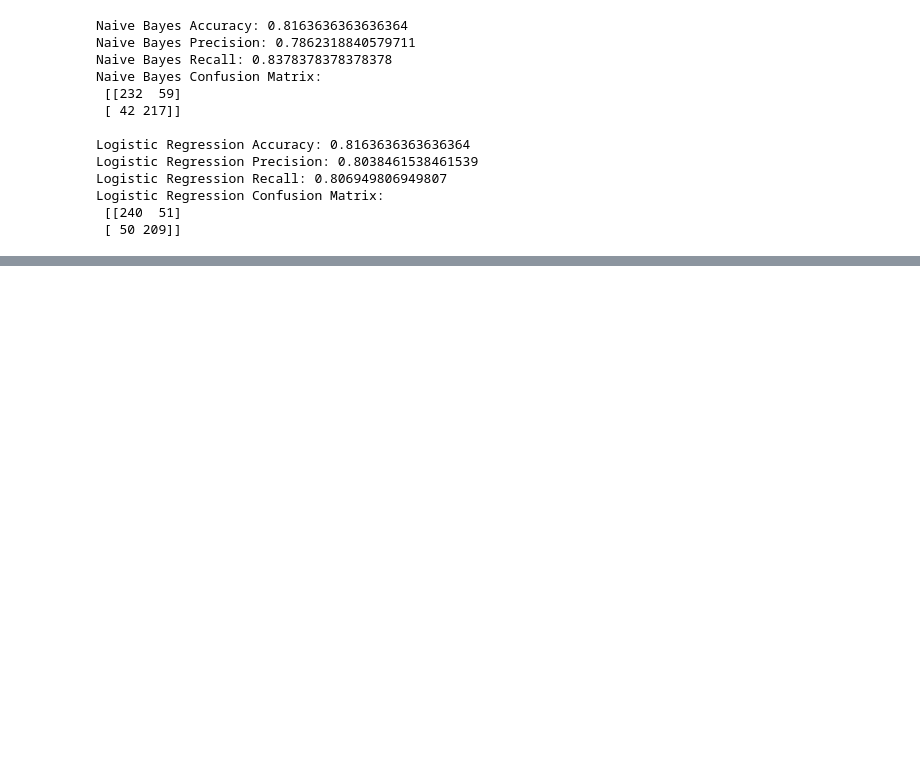
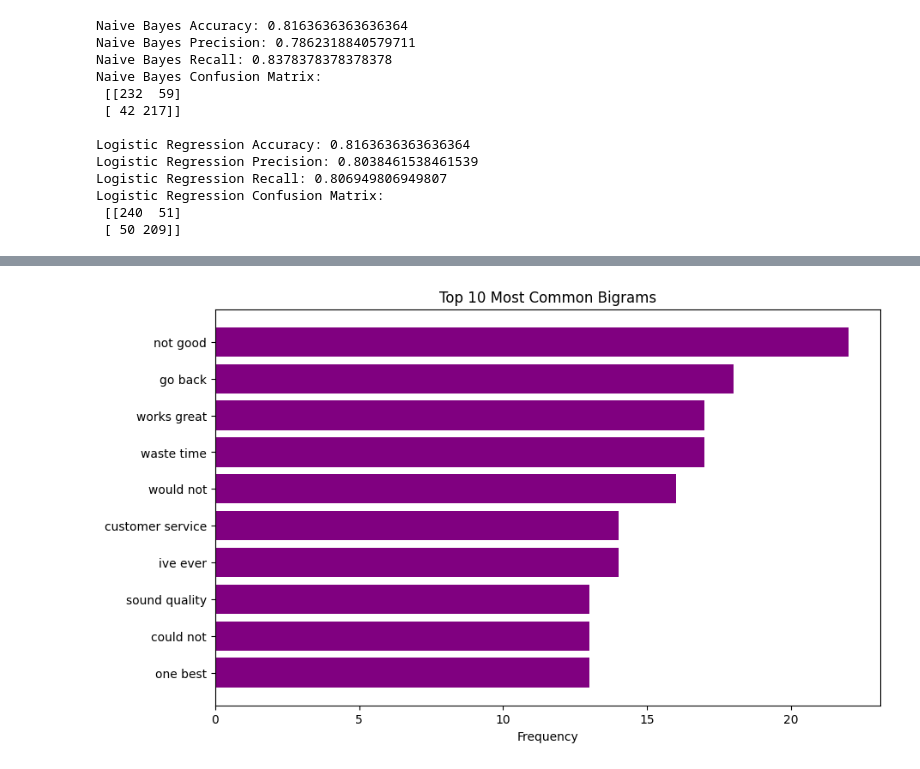
Before and after one commit to customerdelightgroup/customerdelight, a Jupyter notebook: v2_delighting_the_customer.ipynb, the cells around one changed output, grey strips where cells are left out. Cells and saved outputs as stored; diff of their text form; code cells hidden in the pictures; blank space fills up the shorter version.

```diff
--- a/v2_delighting_the_customer.ipynb
+++ b/v2_delighting_the_customer.ipynb
@@ -245,0 +554,15 @@ Both models have the same accuracy (0.816)
+# %%
+# top 10 bigrams
+top_bigrams = all_bigrams.most_common(10)
+bigram_labels = [' '.join(bg[0]) for bg in top_bigrams]
+bigram_counts = [bg[1] for bg in top_bigrams]
+
+# plot most common bigrams
+plt.figure(figsize=(10, 6))
+plt.barh(bigram_labels, bigram_counts, color='purple')
+plt.title("Top 10 Most Common Bigrams")
+plt.xlabel("Frequency")
+plt.gca().invert_yaxis()
+plt.show()
+# %% [output]
+[figure, added]
```
Also changed, not shown: parts of 38 cells of this notebook.
